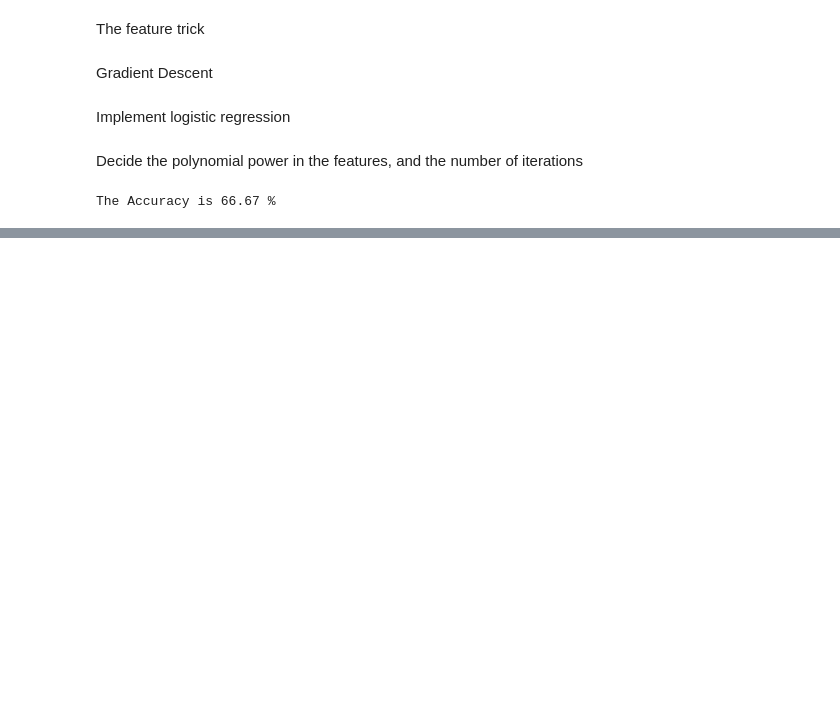
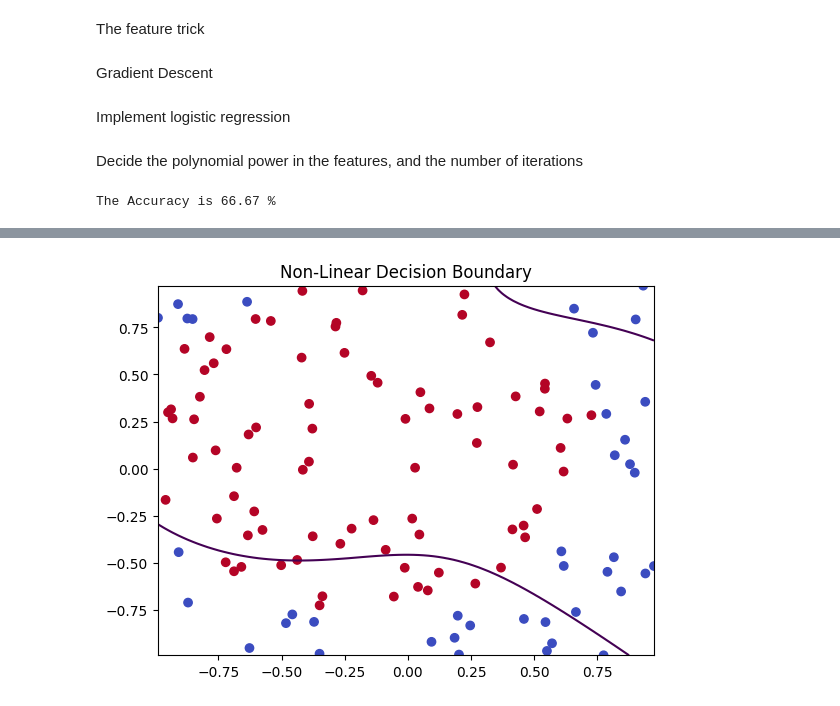
Before and after one commit to Raul-Akhuli/ML, a Jupyter notebook: Logistic_regression/regularization.ipynb, the cells around one changed output, grey strips where cells are left out. Cells and saved outputs as stored; diff of their text form; code cells hidden in the pictures; blank space fills up the shorter version.

Commit message:
modify the regularization file and it little bit clear than the previous more in the copy

```diff
--- a/Logistic_regression/regularization.ipynb
+++ b/Logistic_regression/regularization.ipynb
@@ -79,0 +135,11 @@ The Accuracy is 66.67 %
+# %%
+def map_features(X1, X2, degree=6):
+    out = [np.ones(X1.shape[0])]
+
+    for i in range(1, degree+1):
+        for j in range(i+1):
+            out.append((X1**(i-j)) * (X2**j))
+
+    return np.stack(out, axis=1)
+
+X_mapped = map_features(X[:,0], X[:,1], degree=6)
@@ -79,0 +189,10 @@ The Accuracy is 66.67 %
+# %%
+# before regularization
+
+
+np.random.seed(42)
+w_init = np.random.randn(X_mapped.shape[1])
+
+plot_boundary(w_init, X, y)
+# %% [output]
+[figure, added]
```
Also changed, not shown: parts of 12 cells of this notebook.
